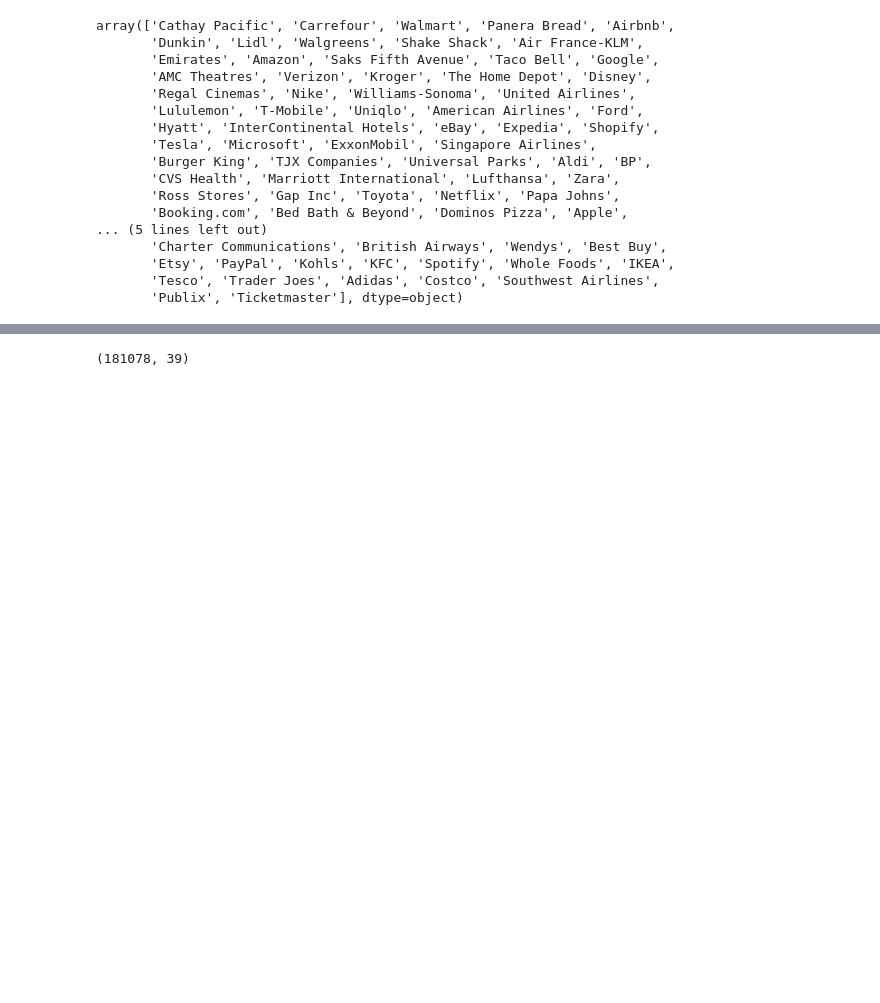
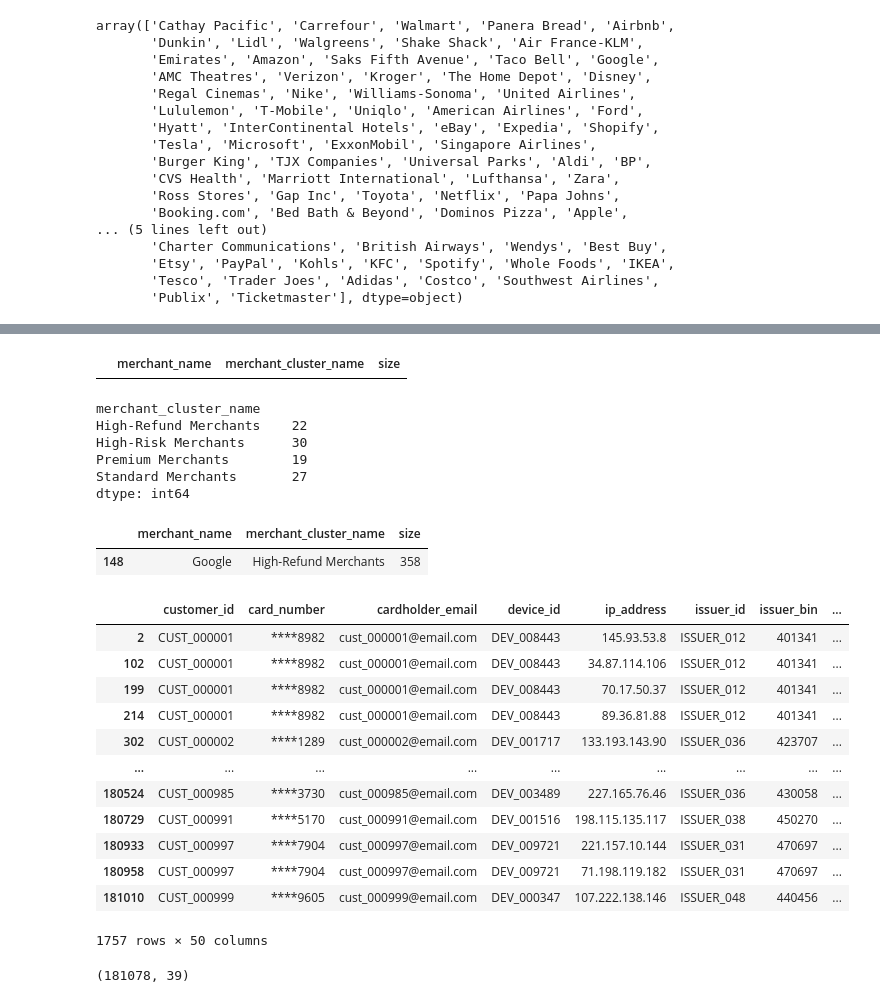
Before and after one commit to Vishaldawar/synthetic_persona, a Jupyter notebook: clustering_data.ipynb, the cells around one changed output, grey strips where cells are left out. Drawn from its saved outputs; the diff is of its cells as text; code cells hidden in the pictures; blank space fills up the shorter version.

```diff
--- a/clustering_data.ipynb
+++ b/clustering_data.ipynb
@@ -914,0 +991,18 @@ raw_txns.head(3)
+# %%
+grouped_persona3[grouped_persona3['size'].isna()]
+# %% [output]
+|  | merchant_name | merchant_cluster_name | size |
+# %%
+grouped_persona3.groupby('merchant_cluster_name').size()
+# %% [output]
+merchant_cluster_name
+High-Refund Merchants    22
+High-Risk Merchants      30
+Premium Merchants        19
+Standard Merchants       27
+dtype: int64
+# %%
+grouped_persona3[grouped_persona3['merchant_name'] == 'Google']
+# %% [output]
+|  | merchant_name | merchant_cluster_name | size |
+| 148 | Google | High-Refund Merchants | 358 |
@@ -915,3 +1011,19 @@ raw_txns.head(3)
+# %%
+raw_txns[raw_txns['merchant_name'] == "Panera Bread"]
+# %% [output]
+|  | customer_id | card_number | cardholder_email | device_id | ip_address | issuer_id | issuer_bin | ... |
+| 2 | CUST_000001 | ****8982 | cust_000001@email.com | DEV_008443 | 145.93.53.8 | ISSUER_012 | 401341 | ... |
+| 102 | CUST_000001 | ****8982 | cust_000001@email.com | DEV_008443 | 34.87.114.106 | ISSUER_012 | 401341 | ... |
+| 199 | CUST_000001 | ****8982 | cust_000001@email.com | DEV_008443 | 70.17.50.37 | ISSUER_012 | 401341 | ... |
+| 214 | CUST_000001 | ****8982 | cust_000001@email.com | DEV_008443 | 89.36.81.88 | ISSUER_012 | 401341 | ... |
+| 302 | CUST_000002 | ****1289 | cust_000002@email.com | DEV_001717 | 133.193.143.90 | ISSUER_036 | 423707 | ... |
+| ... | ... | ... | ... | ... | ... | ... | ... | ... |
+| 180524 | CUST_000985 | ****3730 | cust_000985@email.com | DEV_003489 | 227.165.76.46 | ISSUER_036 | 430058 | ... |
+| 180729 | CUST_000991 | ****5170 | cust_000991@email.com | DEV_001516 | 198.115.135.117 | ISSUER_038 | 450270 | ... |
+| 180933 | CUST_000997 | ****7904 | cust_000997@email.com | DEV_009721 | 221.157.10.144 | ISSUER_031 | 470697 | ... |
+| 180958 | CUST_000997 | ****7904 | cust_000997@email.com | DEV_009721 | 71.198.119.182 | ISSUER_031 | 470697 | ... |
+| 181010 | CUST_000999 | ****9605 | cust_000999@email.com | DEV_000347 | 107.222.138.146 | ISSUER_048 | 440456 | ... |
+1757 rows × 50 columns
 # %%
 raw_txns.shape
 # %% [output]
```
Also changed, not shown: parts of 10 cells of this notebook, 12 other files.
